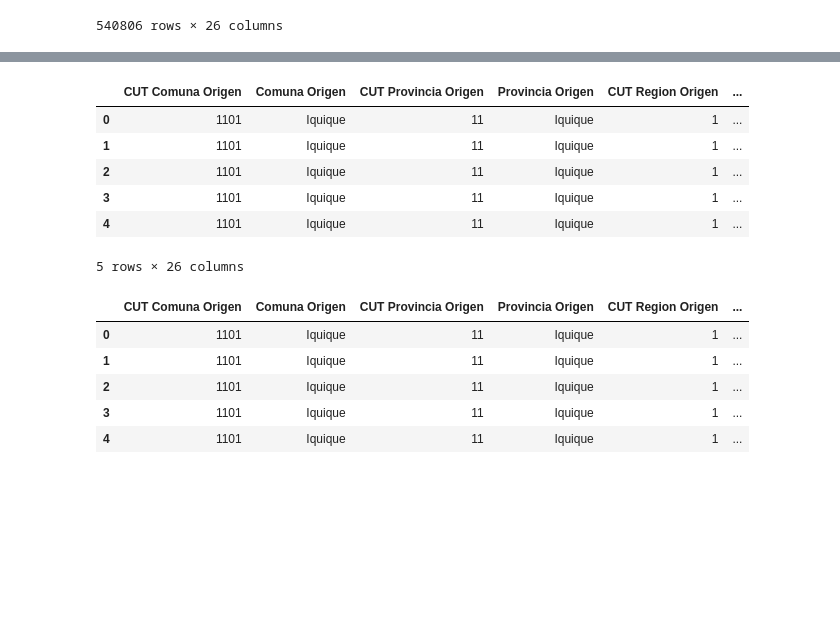
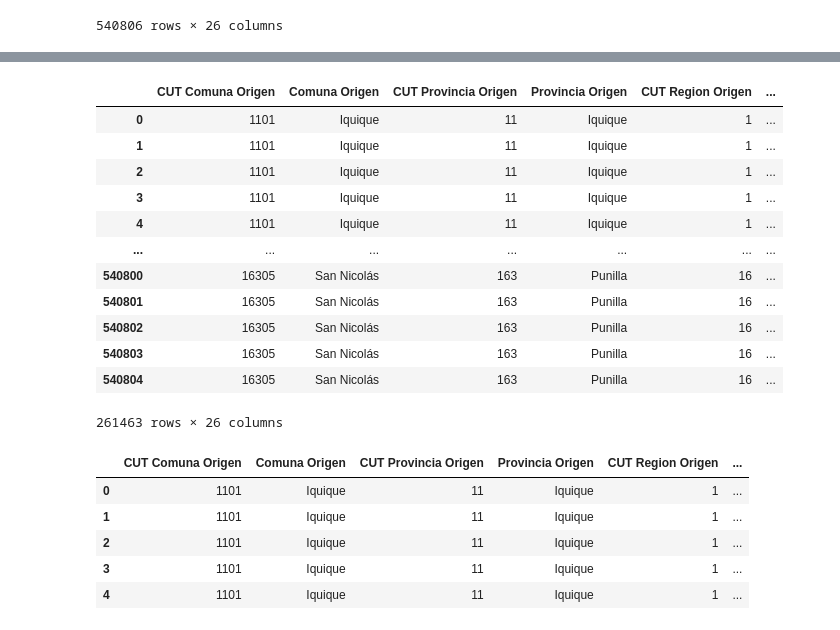
Before and after one commit to bartowen/Tour_Data_Pro, a Jupyter notebook: src/2-ExploracionDataframes copy.ipynb, the cells around one changed output, grey strips where cells are left out. Saved outputs shown, nothing was run; the diff lists cells and outputs as text; code cells hidden in the pictures; blank space fills up the shorter version.

```diff
--- a/src/2-ExploracionDataframes copy.ipynb
+++ b/src/2-ExploracionDataframes copy.ipynb
@@ -83,0 +104,18 @@ df_viajes_ocasionales.shape
+# %%
+meses = ['enero', 'febrero', 'marzo', 'abril', 'mayo', 'junio', 'julio', 'agosto', 'septiembre', 'octubre', 'noviembre', 'diciembre']
+
+# Filtrar el DataFrame usando la lista de meses
+df_mes = df_viajes_ocasionales[meses]
+
+# Aplicar fila por fila la función que cambia los NaN por la mediana de la fila
+df_mes = df_mes.apply(lambda row: row.fillna(row.median()), axis=1)
+
+# Reemplazar los valores en el DataFrame original
+df_viajes_ocasionales[meses] = df_mes
+
+# Comprobación de NaNs tras tratamiento
+nan_por_columna = df_viajes_ocasionales.isnull().sum()
+print("NaN por columna:\n", nan_por_columna)
+
+total_nan = df_viajes_ocasionales.isnull().sum().sum()
+print("Total de NaN en el DataFrame:", total_nan)
@@ -84,17 +140,23 @@ df_viajes_ocasionales.shape
 # %%
 # Eliminar espacios adicionales en los nombres de columnas
 
 df_viajes_ocasionales.columns = df_viajes_ocasionales.columns.str.strip()
 
-df_viajes_ocasionales.head()
+df_viajes_ocasionales
 # %% [output]
 |  | CUT Comuna Origen | Comuna Origen | CUT Provincia Origen | Provincia Origen | CUT Region Origen | ... |
 | 0 | 1101 | Iquique | 11 | Iquique | 1 | ... |
 | 1 | 1101 | Iquique | 11 | Iquique | 1 | ... |
 | 2 | 1101 | Iquique | 11 | Iquique | 1 | ... |
 | 3 | 1101 | Iquique | 11 | Iquique | 1 | ... |
 | 4 | 1101 | Iquique | 11 | Iquique | 1 | ... |
+| ... | ... | ... | ... | ... | ... | ... |
+| 540800 | 16305 | San Nicolás | 163 | Punilla | 16 | ... |
+| 540801 | 16305 | San Nicolás | 163 | Punilla | 16 | ... |
+| 540802 | 16305 | San Nicolás | 163 | Punilla | 16 | ... |
+| 540803 | 16305 | San Nicolás | 163 | Punilla | 16 | ... |
+| 540804 | 16305 | San Nicolás | 163 | Punilla | 16 | ... |
-5 rows × 26 columns
+261463 rows × 26 columns
 # %%
 # Transformación a int
 
```
Also changed, not shown: parts of 9 cells of this notebook, 2 other files.
